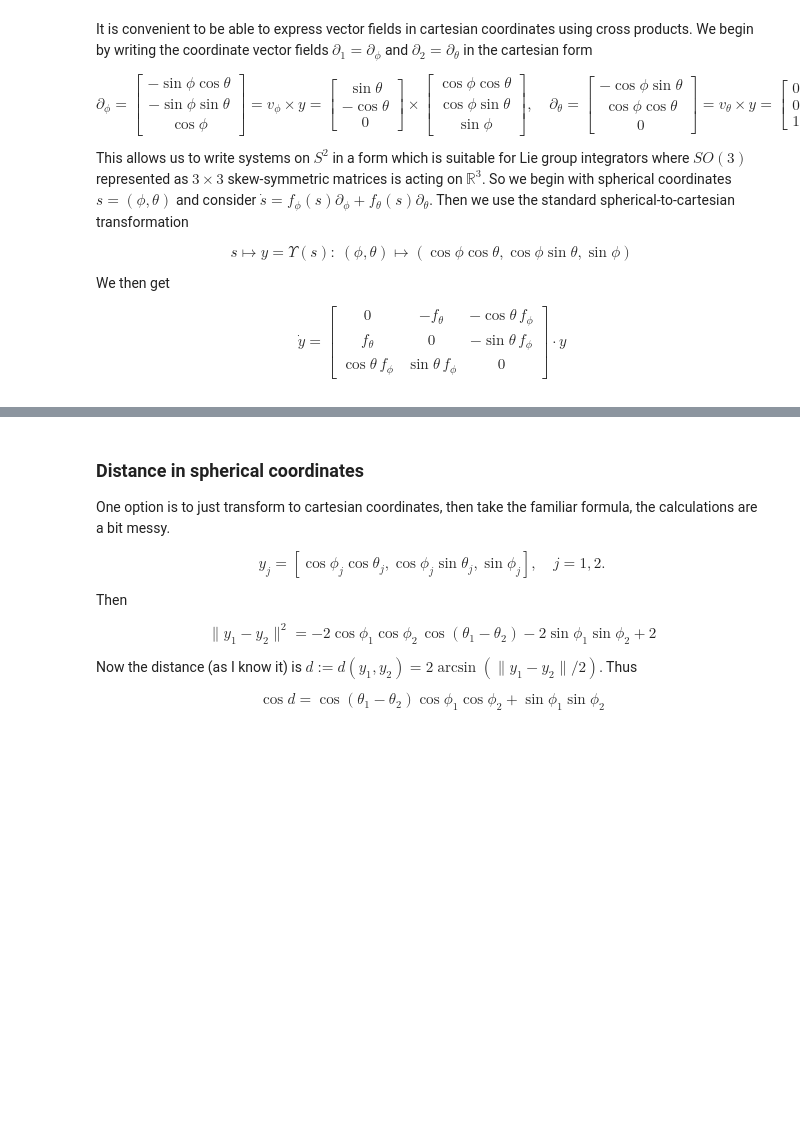
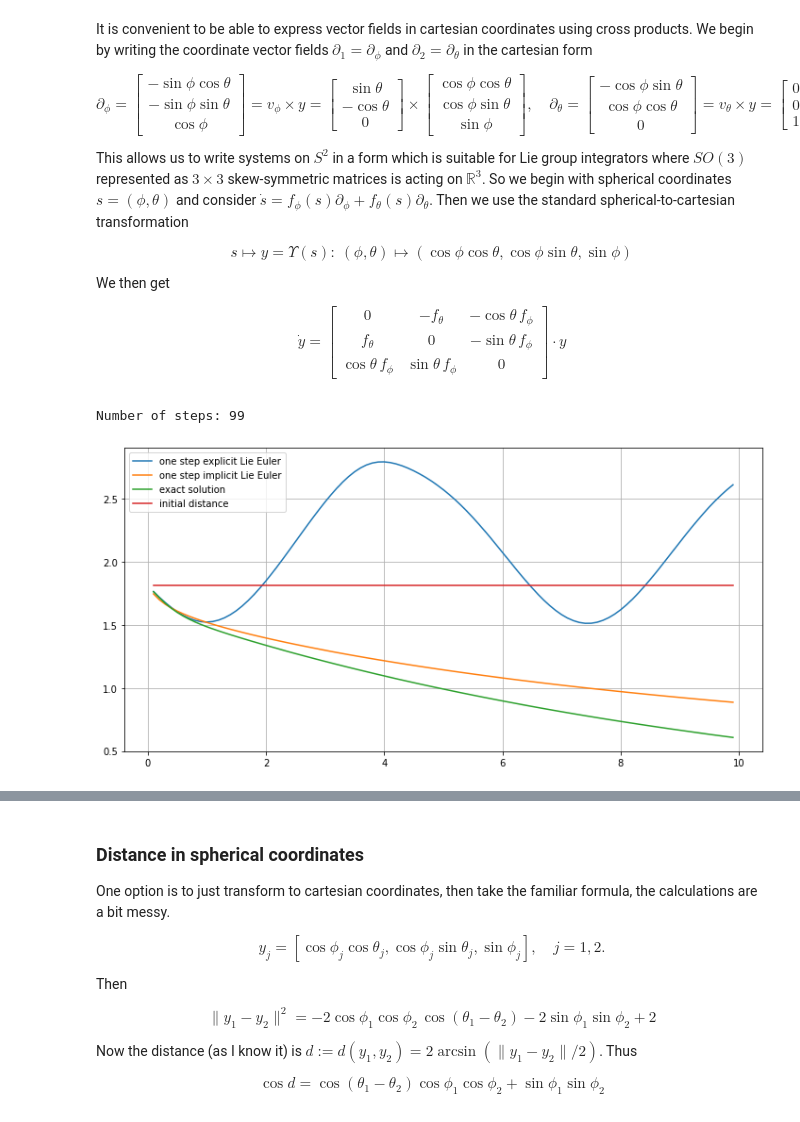
Before and after one commit to DeniseTumiotto/SphericalPendulum-Secondment, a Jupyter notebook: extras/S2contract.ipynb, the cells around one changed output, grey strips where cells are left out. Drawn from its saved outputs; the diff is of its cells as text; code cells hidden in the pictures; blank space fills up the shorter version.

Commit message:
new problem with sin(theta) and first try with negative gradient problem

```diff
--- a/extras/S2contract.ipynb
+++ b/extras/S2contract.ipynb
@@ -232,12 +232,14 @@ import mailbox
 
 def VectorField(x,y0,h):
     s = cart2spherical(x)
-    y1 = expm(h*np.matrix([[0, -mu*s[1], -np.cos(s[1])*lam*s[0]], [mu*s[1], 0, -np.sin(s[1])*lam*s[0]], [np.cos(s[1])*lam*s[0], np.sin(s[1])*lam*s[0], 0]]))@y0
+    y1 = expm(h*np.matrix([[0, -mu*s[1], -np.cos(s[1])*lam*s[0]],
+                           [mu*s[1], 0, -np.sin(s[1])*lam*s[0]],
+                           [np.cos(s[1])*lam*s[0], np.sin(s[1])*lam*s[0], 0]]))@y0
     return y1
 
 def LieEulerStep(s0,s1,h):
     phi0, theta0 = s0
-    f_theta = mu*theta0
+    f_theta = mu*np.sin(theta0)
     f_phi = lam*phi0
     A = np.zeros((3,3))
     A[0,1] = -f_theta
@@ -285,6 +287,12 @@ def FixedPointIteration(s0,s1,h,maxIter,tol):
         # print(str(h) + ' not converged!')
     return s1, y1
 
+def exactSolution(s0,t):
+    phi0, theta0 = s0
+    phi = np.exp(t*lam)*phi0
+    # theta = np.exp(t*mu)*theta0
+    theta = 2*np.arctan(1/(np.exp(-t*mu)*(1/np.tan(theta0/2))))
+    return spherical2cart(np.array([phi,theta]))
 
 def spherical2cart(s):
     return np.array([np.cos(s[0])*np.cos(s[1]), np.cos(s[0])*np.sin(s[1]),np.sin(s[0])])
@@ -322,12 +330,13 @@ z0 = spherical2cart(s0)
 
 eigMax = -1
 # checking the initial condition
-for timepar in np.linspace(0,1,100):
+for timepar in np.linspace(0,1,10000):
     crrProj = ProjS2(y0,z0,timepar)
     crrPhi = cart2spherical(crrProj)[0]
     crrEig = mu-lam*crrPhi*np.tan(crrPhi)
+    # print(crrEig)
     if crrEig>eigMax:
-        eigMax=crrEig
+        eigMax=np.copy(crrEig)
 
 if eigMax>0:
     print('positive eigenvalue!')
@@ -348,7 +357,8 @@ SS = np.zeros((2,2,N+1))
 YY = np.zeros((2,3,N+1))
 SSi = np.zeros((2,2,N+1))
 YYi = np.zeros((2,3,N+1))
-RD = np.zeros((2,N+1))
+YYe = np.zeros((2,3,N+1))
+RD = np.zeros((3,N+1))
 DRD = np.zeros((N,))
 SS[0,:,0] = r0
 SS[1,:,0] = s0
@@ -358,8 +368,11 @@ SSi[0,:,0] = r0
 SSi[1,:,0] = s0
 YYi[0,:,0] = y0
 YYi[1,:,0] = z0
+YYe[0,:,0] = y0
+YYe[1,:,0] = z0
 RD[0,0] = rdistance(y0,z0)
 RD[1,0] = rdistance(y0,z0)
+RD[2,0] = rdistance(y0,z0)
 
 JJ = jacobian(VectorField, 0)
 
@@ -372,30 +385,36 @@ def NumDiff(f0,f,h):
 for k in range(N):
     for j in range(2):
         SS[j,:,k+1], YY[j,:,k+1] = LieEulerStep(SS[j,:,0],SS[j,:,0],h[k])
         # SSi[j,:,k+1], YYi[j,:,k+1] = FixedPointIteration(SSi[j,:,0], SSi[j,:,k],h[k],maxIt,atol)
         YYi[j,:,k+1] = fsolve(my_fun, YYi[j,:,k], args=(YYi[j,:,0], h[k]))
+        YYe[j,:,k+1] = exactSolution(SS[j,:,0],h[k])
     RD[0,k+1] = rdistance(YY[0,:,k+1],YY[1,:,k+1])
     RD[1,k+1] = rdistance(YYi[0,:,k+1],YYi[1,:,k+1])
+    RD[2,k+1] = rdistance(YYe[0,:,k+1],YYe[1,:,k+1])
     DRD[k] = NumDiff(RD[1,k], RD[1,k+1], h[1]-h[0])
 
 # print('Number of steps:',N,"\n")
 # print('(phi0, theta0) = (' + str(phi0[0]) + ',' + str(theta0[0]) + ')')
 # print('(phi0, theta0) = (' + str(phi0[1]) + ',' + str(theta0[1]) + ')')
 
 if any(DRD[5:]>0):
     print('positive derivative')
 
 # fig1 = plt.figure()
 # plt.plot(h, DRD, color='red', label='derivative implicit Lie Euler distance function')
 # plt.plot(h, np.zeros((N,)), color='green')
 # plt.legend()
 # plt.grid()
 
 fig2 = plt.figure()
 plt.plot(h, RD[0,1:], label='one step explicit Lie Euler')
 plt.plot(h, RD[1,1:], label='one step implicit Lie Euler')
+plt.plot(h, RD[2,1:], label='exact solution')
 plt.plot(h, RD[0,0]*np.ones((N, )), label='initial distance')
 plt.legend()
 plt.grid()
 
 plt.show()
+# %% [output]
+Number of steps: 99
+[figure, added]
```
Also changed, not shown: parts of 5 cells of this notebook, 4 other files.
